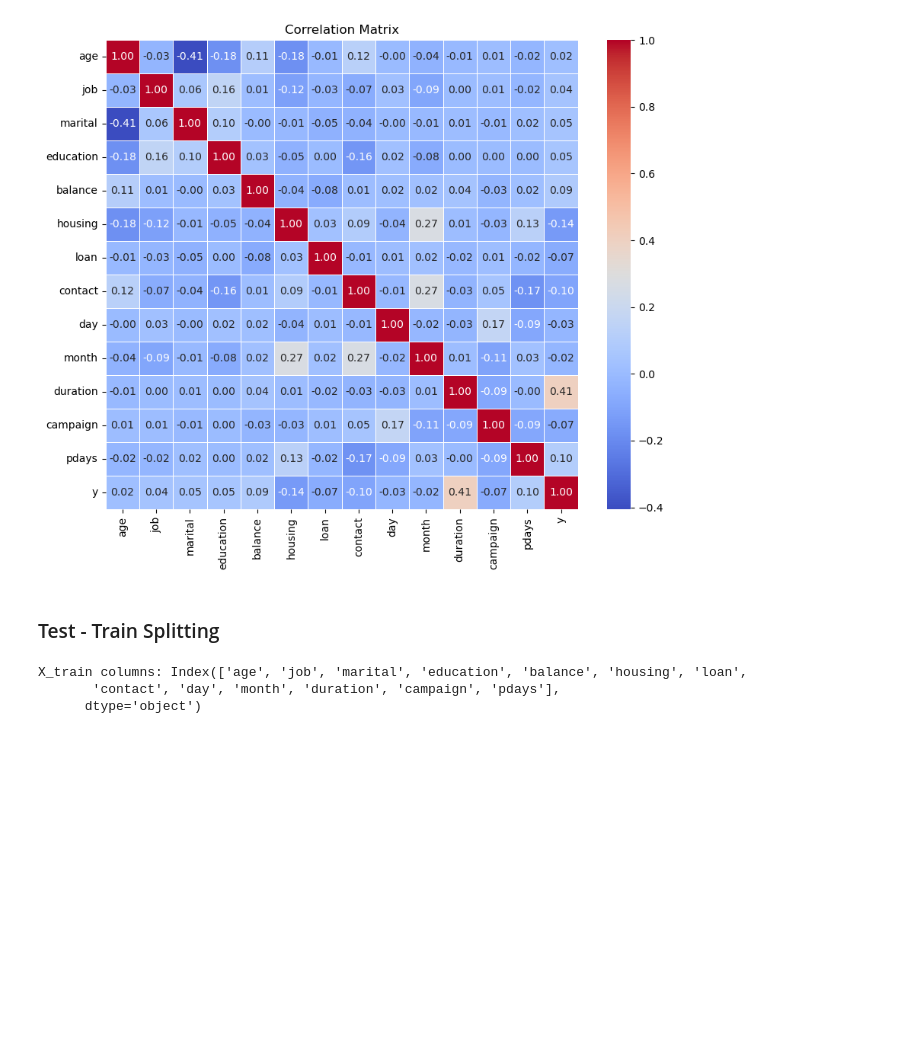
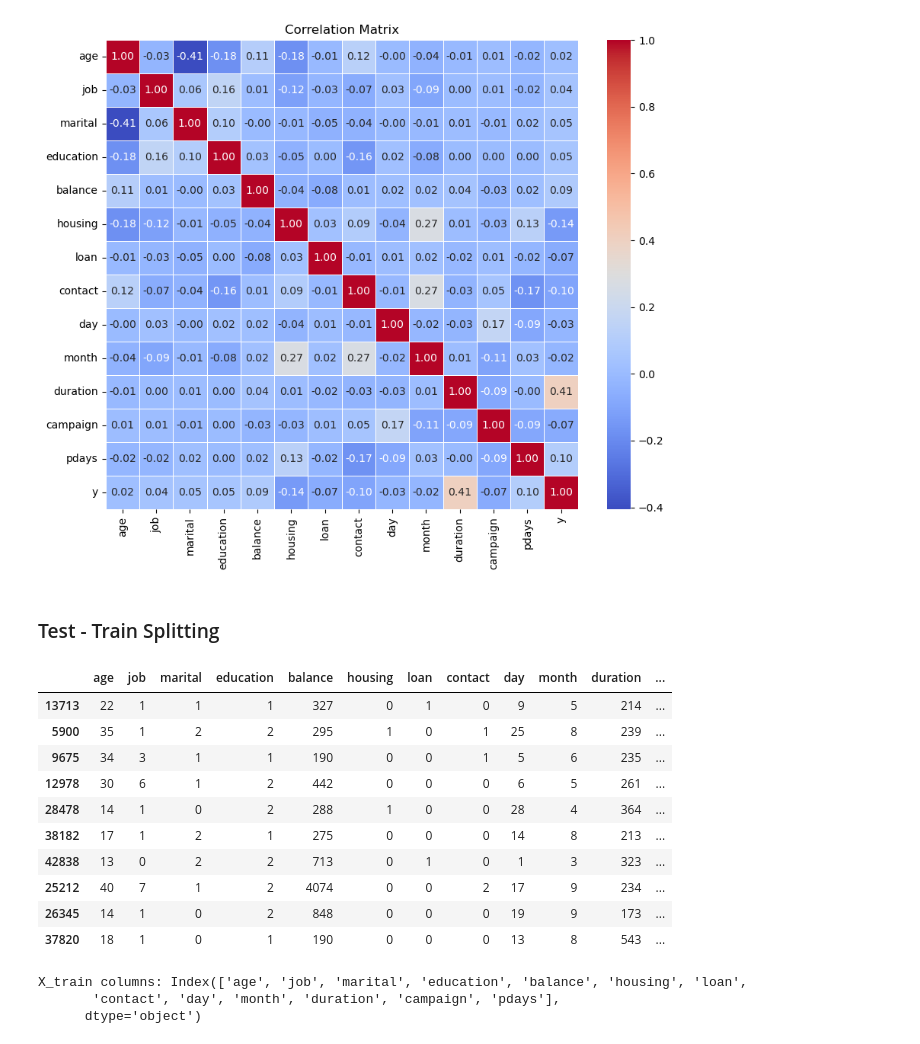
Before and after one commit to ardaaltinors/BankMarketingPrediction, a Jupyter notebook: analysis.ipynb, the cells around one changed output. Drawn from its saved outputs; the diff is of its cells as text; code cells hidden in the pictures; blank space fills up the shorter version.

```diff
--- a/analysis.ipynb
+++ b/analysis.ipynb
@@ -745,6 +745,20 @@ X = train_df.drop('y', axis=1)
 y = train_df['y']
 
 X_train, X_test, y_train, y_test = train_test_split(X, y, test_size=0.2, random_state=42)
+# %%
+train_df.sample(10)
+# %% [output]
+|  | age | job | marital | education | balance | housing | loan | contact | day | month | duration | ... |
+| 13713 | 22 | 1 | 1 | 1 | 327 | 0 | 1 | 0 | 9 | 5 | 214 | ... |
+| 5900 | 35 | 1 | 2 | 2 | 295 | 1 | 0 | 1 | 25 | 8 | 239 | ... |
+| 9675 | 34 | 3 | 1 | 1 | 190 | 0 | 0 | 1 | 5 | 6 | 235 | ... |
+| 12978 | 30 | 6 | 1 | 2 | 442 | 0 | 0 | 0 | 6 | 5 | 261 | ... |
+| 28478 | 14 | 1 | 0 | 2 | 288 | 1 | 0 | 0 | 28 | 4 | 364 | ... |
+| 38182 | 17 | 1 | 2 | 1 | 275 | 0 | 0 | 0 | 14 | 8 | 213 | ... |
+| 42838 | 13 | 0 | 2 | 2 | 713 | 0 | 1 | 0 | 1 | 3 | 323 | ... |
+| 25212 | 40 | 7 | 1 | 2 | 4074 | 0 | 0 | 2 | 17 | 9 | 234 | ... |
+| 26345 | 14 | 1 | 0 | 2 | 848 | 0 | 0 | 0 | 19 | 9 | 173 | ... |
+| 37820 | 18 | 1 | 0 | 1 | 190 | 0 | 0 | 0 | 13 | 8 | 543 | ... |
 # %%
 print("X_train columns:", X_train.columns)
 # %% [output]
```
Also changed, not shown: parts of 8 cells of this notebook.
